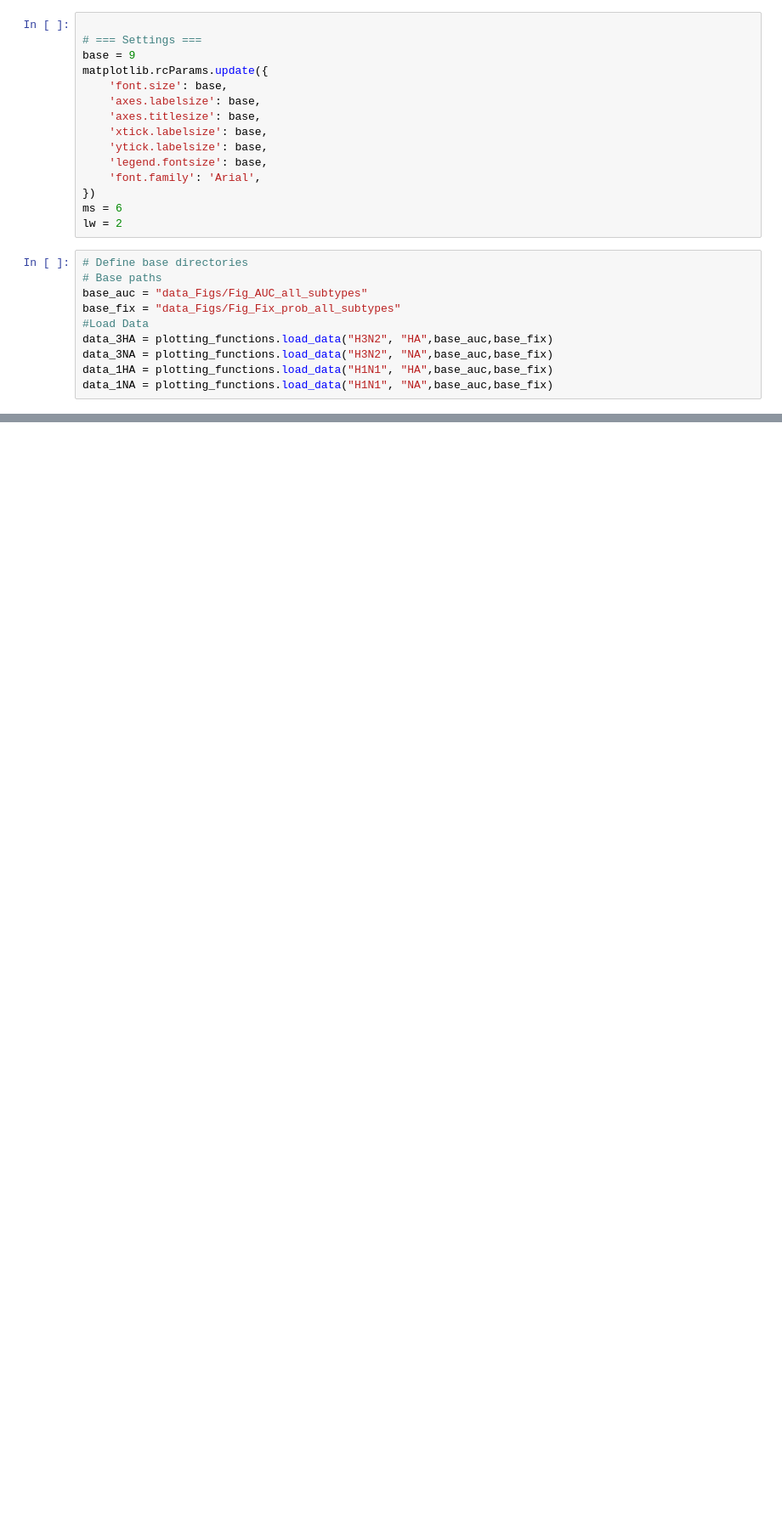
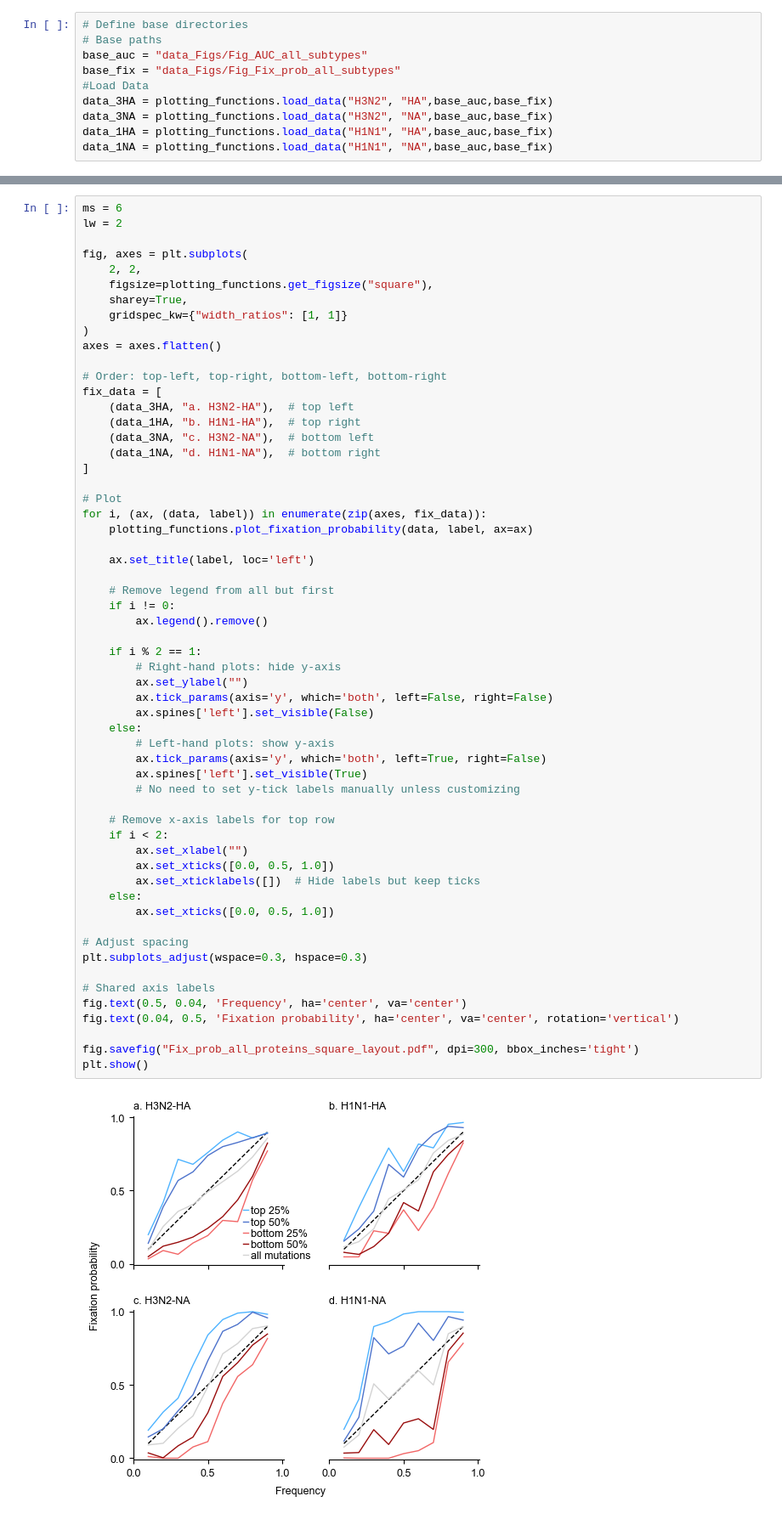
Before and after one commit to bartonlab/paper-influenza-prediction, a Jupyter notebook: notebooks/Fig_Fix_Prob.ipynb, the cells around one changed output, grey strips where cells are left out. Shown at 85% size. Saved outputs shown, nothing was run; the diff lists cells and outputs as text; blank space fills up the shorter version.

```diff
--- a/notebooks/Fig_Fix_Prob.ipynb
+++ b/notebooks/Fig_Fix_Prob.ipynb
@@ -7,21 +7,6 @@ import matplotlib
 from pathlib import Path
 from matplotlib import rcParams
 import plotting_functions
-# %%
-
-# === Settings ===
-base = 9
-matplotlib.rcParams.update({
-    'font.size': base,
-    'axes.labelsize': base,
-    'axes.titlesize': base,
-    'xtick.labelsize': base,
-    'ytick.labelsize': base,
-    'legend.fontsize': base,
-    'font.family': 'Arial',
-})
-ms = 6
-lw = 2
 # %%
 # Define base directories
 # Base paths
@@ -63,0 +20,60 @@ plt.show()
+# %%
+ms = 6
+lw = 2
+
+fig, axes = plt.subplots(
+    2, 2,
+    figsize=plotting_functions.get_figsize("square"),
+    sharey=True,
+    gridspec_kw={"width_ratios": [1, 1]}
+)
+axes = axes.flatten()
+
+# Order: top-left, top-right, bottom-left, bottom-right
+fix_data = [
+    (data_3HA, "a. H3N2-HA"),  # top left
+    (data_1HA, "b. H1N1-HA"),  # top right
+    (data_3NA, "c. H3N2-NA"),  # bottom left
+    (data_1NA, "d. H1N1-NA"),  # bottom right
+]
+
+# Plot
+for i, (ax, (data, label)) in enumerate(zip(axes, fix_data)):
+    plotting_functions.plot_fixation_probability(data, label, ax=ax)
+
+    ax.set_title(label, loc='left')
+
+    # Remove legend from all but first
+    if i != 0:
+        ax.legend().remove()
+
+    if i % 2 == 1:
+        # Right-hand plots: hide y-axis
+        ax.set_ylabel("")
+        ax.tick_params(axis='y', which='both', left=False, right=False)
+        ax.spines['left'].set_visible(False)
+    else:
+        # Left-hand plots: show y-axis
+        ax.tick_params(axis='y', which='both', left=True, right=False)
+        ax.spines['left'].set_visible(True)
+        # No need to set y-tick labels manually unless customizing
+
+    # Remove x-axis labels for top row
+    if i < 2:
+        ax.set_xlabel("")
+        ax.set_xticks([0.0, 0.5, 1.0])
+        ax.set_xticklabels([])  # Hide labels but keep ticks
+    else:
+        ax.set_xticks([0.0, 0.5, 1.0])
+
+# Adjust spacing
+plt.subplots_adjust(wspace=0.3, hspace=0.3)
+
+# Shared axis labels
+fig.text(0.5, 0.04, 'Frequency', ha='center', va='center')
+fig.text(0.04, 0.5, 'Fixation probability', ha='center', va='center', rotation='vertical')
+
+fig.savefig("Fix_prob_all_proteins_square_layout.pdf", dpi=300, bbox_inches='tight')
+plt.show()
+# %% [output]
+[figure, added]
```
Also changed, not shown: parts of 1 cell of this notebook, 12 other files.
